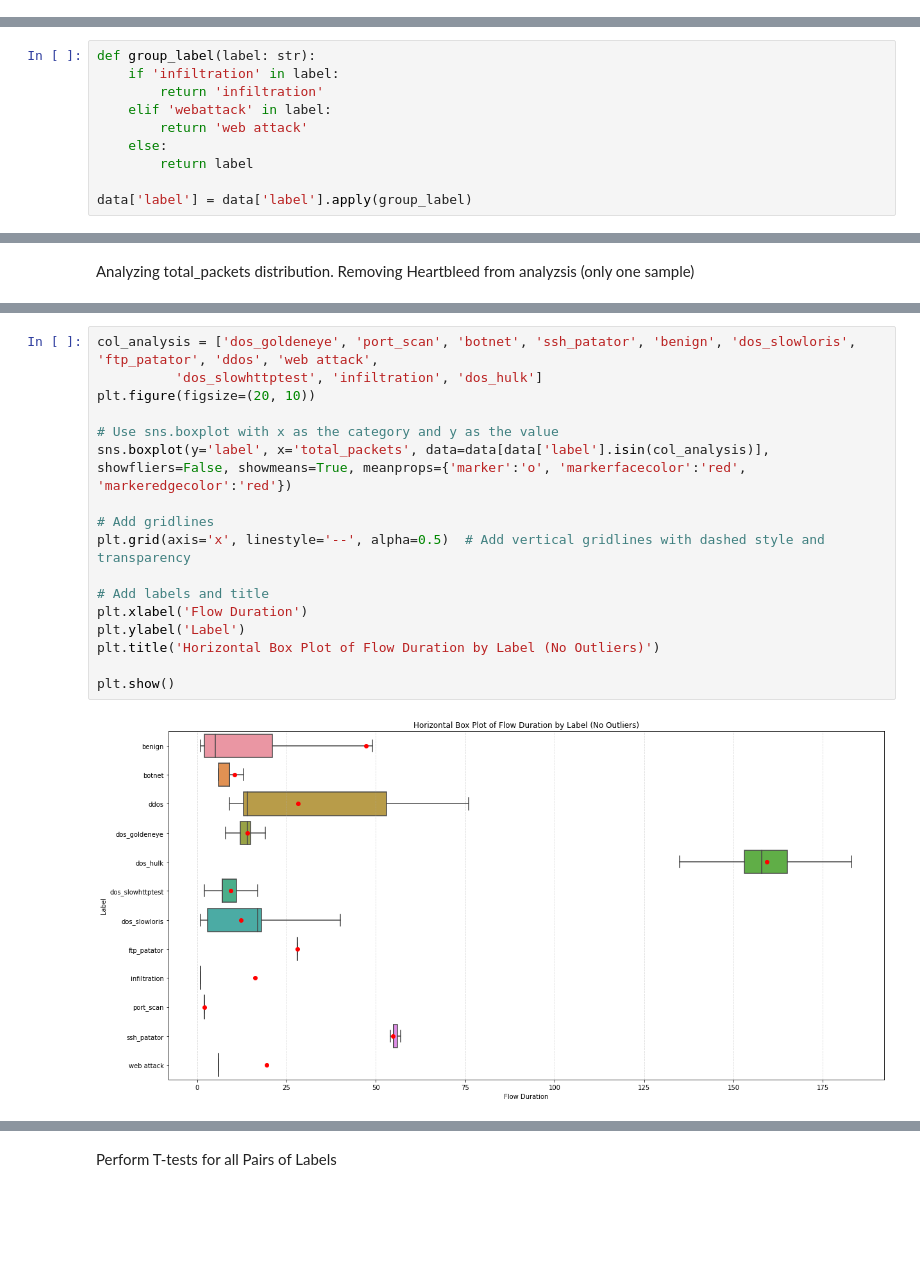
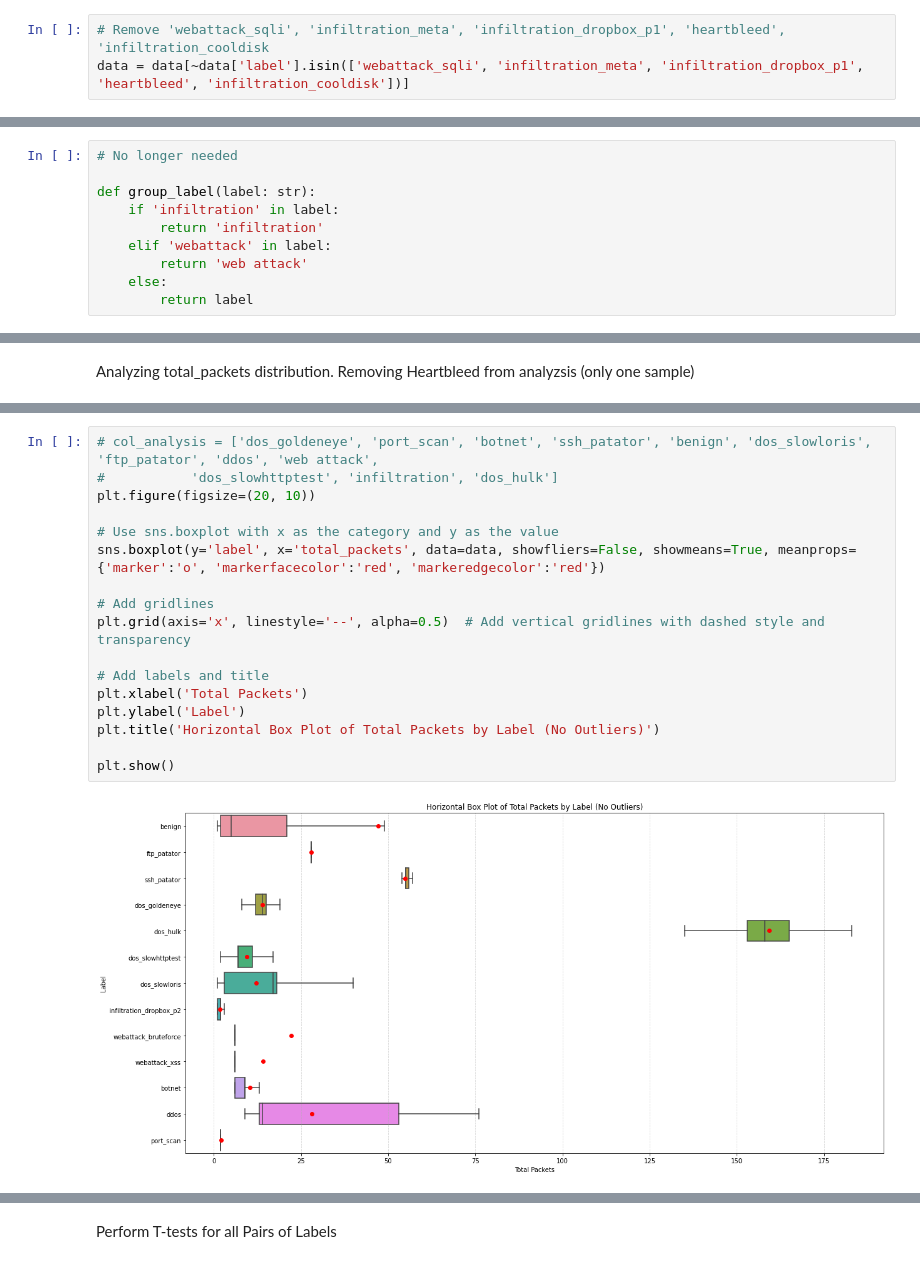
Before and after one commit to DanielDaCosta/ids-deep-belief-networks, a Jupyter notebook: data_analysis.ipynb, the cells around one changed output, grey strips where cells are left out. Drawn from its saved outputs; the diff is of its cells as text; blank space fills up the shorter version.

```diff
--- a/data_analysis.ipynb
+++ b/data_analysis.ipynb
@@ -47,3 +51,6 @@ infiltration_cooldisk           1
 Name: label, dtype: int64
+# %%
+# Remove 'webattack_sqli', 'infiltration_meta', 'infiltration_dropbox_p1', 'heartbleed', 'infiltration_cooldisk
+data = data[~data['label'].isin(['webattack_sqli', 'infiltration_meta', 'infiltration_dropbox_p1', 'heartbleed', 'infiltration_cooldisk'])]
 # %%
 df = data.copy()
@@ -50,6 +74,8 @@ df = data.copy()
 # %% [markdown]
 - Grouping similar attacks
 # %%
+# No longer needed
+
 def group_label(label: str):
     if 'infiltration' in label:
         return 'infiltration'
@@ -57,5 +83,3 @@ def group_label(label: str):
         return 'web attack'
     else:
         return label
-
-data['label'] = data['label'].apply(group_label)
@@ -278,22 +288,22 @@ list(set(data['label']))
 # %%
-col_analysis = ['dos_goldeneye', 'port_scan', 'botnet', 'ssh_patator', 'benign', 'dos_slowloris', 'ftp_patator', 'ddos', 'web attack',
-          'dos_slowhttptest', 'infiltration', 'dos_hulk']
+# col_analysis = ['dos_goldeneye', 'port_scan', 'botnet', 'ssh_patator', 'benign', 'dos_slowloris', 'ftp_patator', 'ddos', 'web attack',
+#           'dos_slowhttptest', 'infiltration', 'dos_hulk']
 plt.figure(figsize=(20, 10))
 
 # Use sns.boxplot with x as the category and y as the value
-sns.boxplot(y='label', x='total_packets', data=data[data['label'].isin(col_analysis)], showfliers=False, showmeans=True, meanprops={'marker':'o', 'markerfacecolor':'red', 'markeredgecolor':'red'})
+sns.boxplot(y='label', x='total_packets', data=data, showfliers=False, showmeans=True, meanprops={'marker':'o', 'markerfacecolor':'red', 'markeredgecolor':'red'})
 
 # Add gridlines
 plt.grid(axis='x', linestyle='--', alpha=0.5)  # Add vertical gridlines with dashed style and transparency
 
 # Add labels and title
-plt.xlabel('Flow Duration')
+plt.xlabel('Total Packets')
 plt.ylabel('Label')
-plt.title('Horizontal Box Plot of Flow Duration by Label (No Outliers)')
+plt.title('Horizontal Box Plot of Total Packets by Label (No Outliers)')
 
 plt.show()
 # %% [output]
-[figure, old version]
+[figure, new version]
 # %%
 plt.figure(figsize=(20, 10))
 
```
Also changed, not shown: parts of 99 cells of this notebook.
